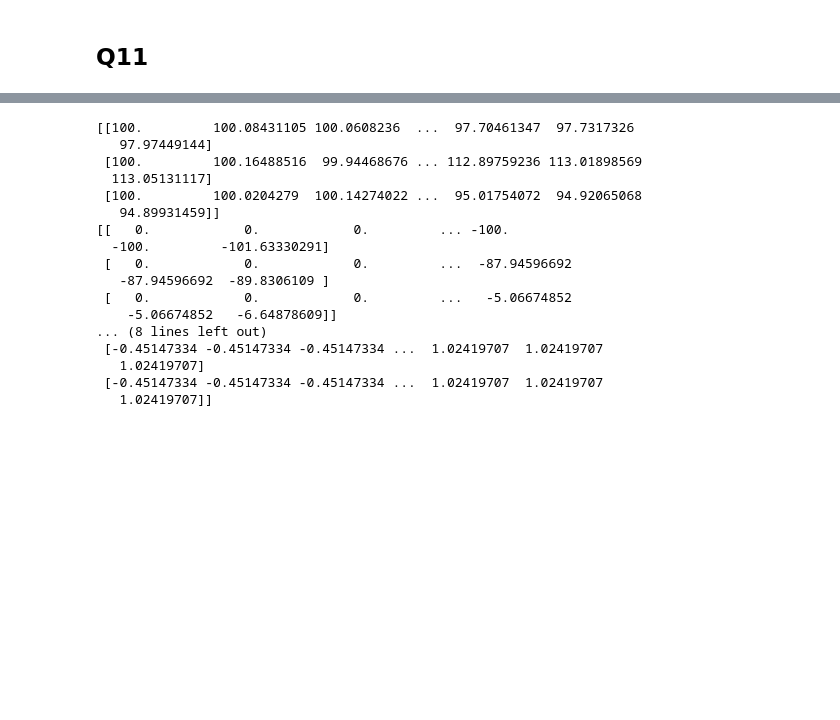
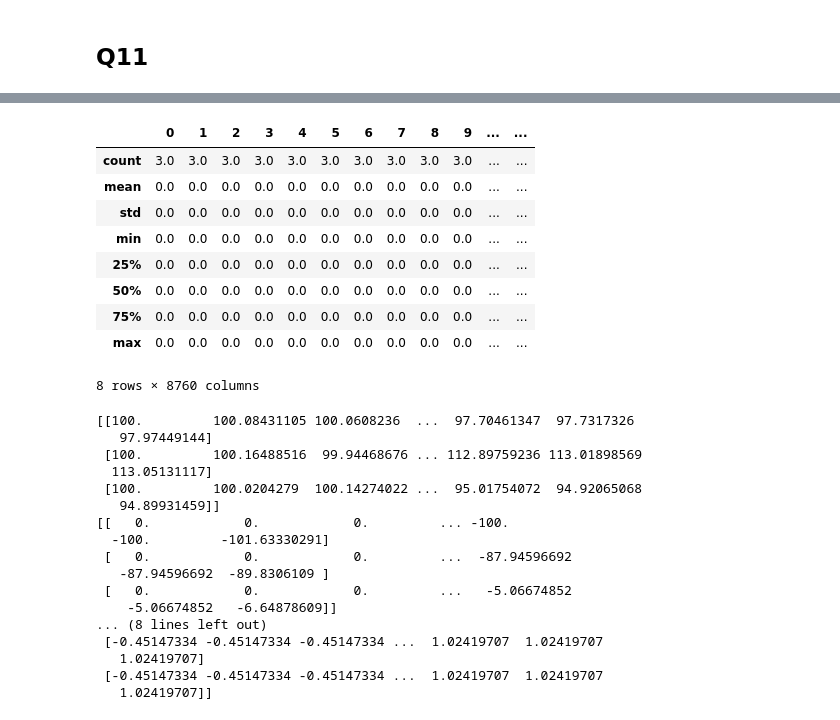
Before and after one commit to Pj-354/Python-Notebooks--Mine-, a Jupyter notebook: LSE Workbooks/Q11_new.ipynb, the cells around one changed output, grey strips where cells are left out. Saved outputs shown, nothing was run; the diff lists cells and outputs as text; code cells hidden in the pictures; blank space fills up the shorter version.

```diff
--- a/LSE Workbooks/Q11_new.ipynb
+++ b/LSE Workbooks/Q11_new.ipynb
@@ -20,7 +20,7 @@ mu = 0
 S0 = 100
 B0 = 1
 sigma = 0.2
-theta_0 = 1
+theta_0 = 10
 b_0 = 0
 b = -100
 beta = 0.28
@@ -77,6 +189,7 @@ def simulate_full_paths(S0, b_0, sigma, psi, zeta, phi, theta_0, b,
     '''
     N : number of simulations
     M : number of time steps
+    theta_0 : Number of Puts and Calls bought (option size)
     '''
     #Stock Price
     S = np.zeros((M, N + 1))
@@ -113,7 +226,7 @@ def simulate_full_paths(S0, b_0, sigma, psi, zeta, phi, theta_0, b,
                 delta_call = bs_delta(S0, K_call[path, 0], T_remain, sigma, 'call')
                 delta_put = bs_delta(S0, K_put[path, 0], T_remain, sigma, 'put')
 
-                theta = (b_0 - thexta_0 * S0) / (put_price + call_price)
+                theta = (b_0 - theta_0 * S0) / (put_price + call_price)
                 theta_t = theta
 
                 prev_delta = theta_0*1 + theta * (delta_put + delta_call)
@@ -121,6 +234,8 @@ def simulate_full_paths(S0, b_0, sigma, psi, zeta, phi, theta_0, b,
             S_t = S[path, t - 1] if t > 0 else S0
 
             if t > 0:
+                # Calculate the feedback and diffusion terms
+                # Calculate M_t
                 last_opex_t = max([i for i in opex_indices if i < t])  # 找 OE(t)
                 u_range = np.arange(last_opex_t, t)
                 exponent = np.exp(-phi * dt * (t - 1 - u_range))
@@ -131,33 +246,42 @@ def simulate_full_paths(S0, b_0, sigma, psi, zeta, phi, theta_0, b,
                 M_cap = np.clip(M_t[path, t - 1], -1e6, 1e6)
                 feedback = psi * S_t * M_t[path, t - 1] * dt
                 diffusion = sigma * S_t**(1 - zeta) * dW
-
+                #dS_t
                 total_change = S_t + feedback + diffusion
                 S[path, t] = max(min(total_change, 1e6), 1e-6)
                 S_t = S[path, t]
 
             if t in opex_indices and t != 0:
+                #Create new option
                 idx = opex_indices.index(t)
                 call_payoff = theta_t * max(S_t - K_call[path, idx - 1], 0)
                 put_payoff = theta_t * max(K_put[path, idx - 1] - S_t, 0)
                 b_t = b_t_I[path, t - 1] + call_payoff + put_payoff
-
+                #New Strike Price based on S_t
                 T_remain = 0.25
                 K_call[path, idx] = S_t * np.exp(sigma * np.sqrt(T_remain))
                 K_put[path, idx] = S_t * np.exp(-sigma * np.sqrt(T_remain))
-
+                #Black-Sholes Delta & Prices
                 delta_call = bs_delta(S_t, K_call[path, idx], T_remain, sigma, 'call')
                 delta_put = bs_delta(S_t, K_put[path, idx], T_remain, sigma, 'put')
                 call_price = bs_put_price(S=S_t, K=K_call[path, idx], T=T_remain, sigma=sigma)
                 put_price = bs_put_price(S=S_t, K=K_put[path, idx], T=T_remain, sigma=sigma)
 
+                #If we are within our borrowing limits
                 if b_t - b >= theta_0 * (put_price - call_price):
+                    #Change in Delta
                     dDelta[path, t - 1] = theta_0 * (1+delta_put + delta_call) - prev_delta
+                    #Update prev_delta
                     prev_delta = theta_0 * (1+ delta_put + delta_call)
+                    #Money left after buying theta_0 units of puts and calls
                     b_t_I[path, t] = b_t - theta_0 * (put_price + call_price)
+                #If we are outside our borrowing limits
                 else:
+                    #Units of options we can afford within borrowing limit
                     theta = (b_t - b) / (put_price + call_price)
+                    #New Delta
                     dDelta[path, t - 1] = theta_0 *1 + theta * (delta_put + delta_call) - prev_delta
+                    #Update prev_delta and cash left after buying theta units of puts and calls
                     prev_delta = theta_0 *1+ theta * (delta_put + delta_call)
                     b_t_I[path, t] = b_t - theta * (put_price + call_price)
             elif t > 0:
@@ -169,4 +542,10 @@ def simulate_full_paths(S0, b_0, sigma, psi, zeta, phi, theta_0, b,
 # %%
+NVDA = simulate_full_paths(
+    S0, b_0, sigma, psi, zeta, phi, theta_0, b, dt, N, M, opex_indices, asset_type='NVDA')
 
-S_NVDA, b_NVDA, M_NVDA, dDelta_NVDA, delta_NVDA = simulate_full_paths(
-    S0, b_0, sigma, psi, zeta, phi, theta_0, b, dt, N, M, opex_indices, asset_type='NVDA')
+# Extract the data from the simulation
+S_NVDA = NVDA['S']
+b_NVDA = NVDA['b']
+M_NVDA = NVDA['M']
+dDelta_NVDA = NVDA['dDelta']
+delta_NVDA = NVDA['delta']
@@ -180,3 +552,16 @@ S_NVDA, b_NVDA, M_NVDA, dDelta_NVDA, delta_NVDA = simulate_full_paths(
+# %%
+M_NVDA.describe(include='all')
+# %% [output]
+|  | 0 | 1 | 2 | 3 | 4 | 5 | 6 | 7 | 8 | 9 | ... | ... |
+| count | 3.0 | 3.0 | 3.0 | 3.0 | 3.0 | 3.0 | 3.0 | 3.0 | 3.0 | 3.0 | ... | ... |
+| mean | 0.0 | 0.0 | 0.0 | 0.0 | 0.0 | 0.0 | 0.0 | 0.0 | 0.0 | 0.0 | ... | ... |
+| std | 0.0 | 0.0 | 0.0 | 0.0 | 0.0 | 0.0 | 0.0 | 0.0 | 0.0 | 0.0 | ... | ... |
+| min | 0.0 | 0.0 | 0.0 | 0.0 | 0.0 | 0.0 | 0.0 | 0.0 | 0.0 | 0.0 | ... | ... |
+| 25% | 0.0 | 0.0 | 0.0 | 0.0 | 0.0 | 0.0 | 0.0 | 0.0 | 0.0 | 0.0 | ... | ... |
+| 50% | 0.0 | 0.0 | 0.0 | 0.0 | 0.0 | 0.0 | 0.0 | 0.0 | 0.0 | 0.0 | ... | ... |
+| 75% | 0.0 | 0.0 | 0.0 | 0.0 | 0.0 | 0.0 | 0.0 | 0.0 | 0.0 | 0.0 | ... | ... |
+| max | 0.0 | 0.0 | 0.0 | 0.0 | 0.0 | 0.0 | 0.0 | 0.0 | 0.0 | 0.0 | ... | ... |
+8 rows × 8760 columns
 # %%
 
 
```
Also changed, not shown: parts of 6 cells of this notebook.
